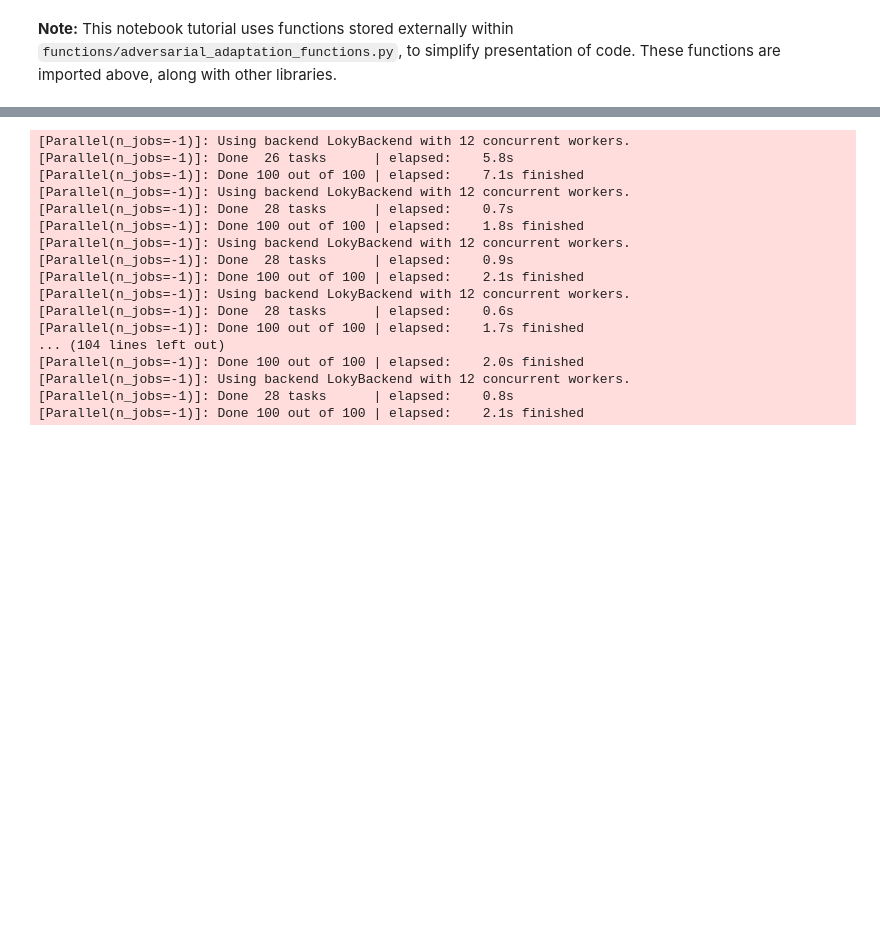
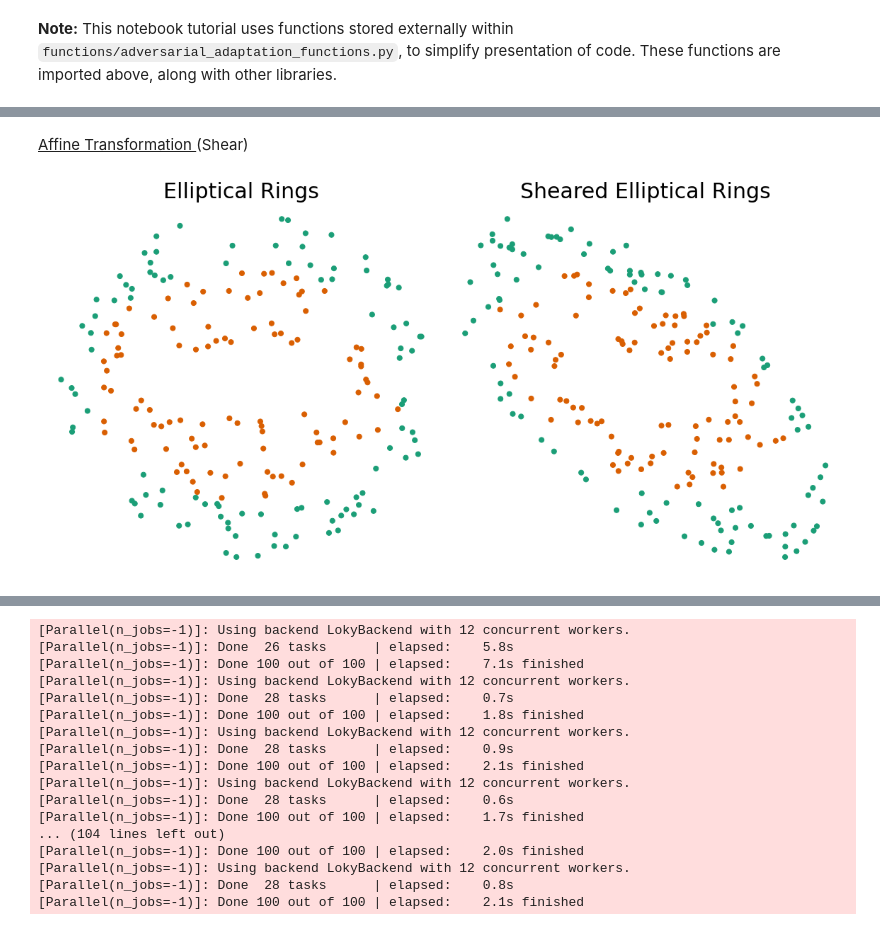
Before and after one commit to williamrxu/ndd-workspace, a Jupyter notebook: adversarial_adaptation_tutorial.ipynb, the cells around one changed output, grey strips where cells are left out. Saved outputs shown, nothing was run; the diff lists cells and outputs as text; code cells hidden in the pictures; blank space fills up the shorter version.

```diff
--- a/adversarial_adaptation_tutorial.ipynb
+++ b/adversarial_adaptation_tutorial.ipynb
@@ -76,0 +116,6 @@ fn.view_txor()
+# %% [markdown]
+<u> Affine Transformation </u> (Shear)
+# %%
+fn.view_sEllip()
+# %% [output]
+[figure, added]
```
Also changed, not shown: parts of 23 cells of this notebook.
